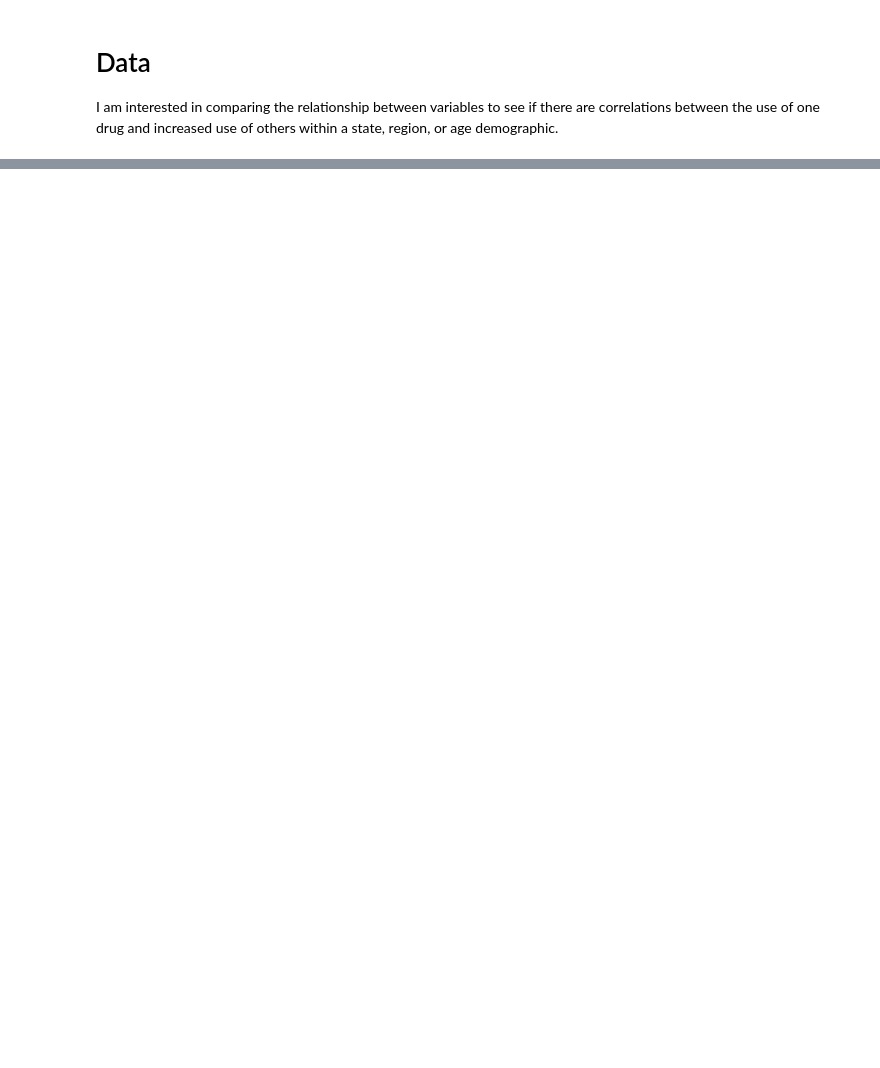
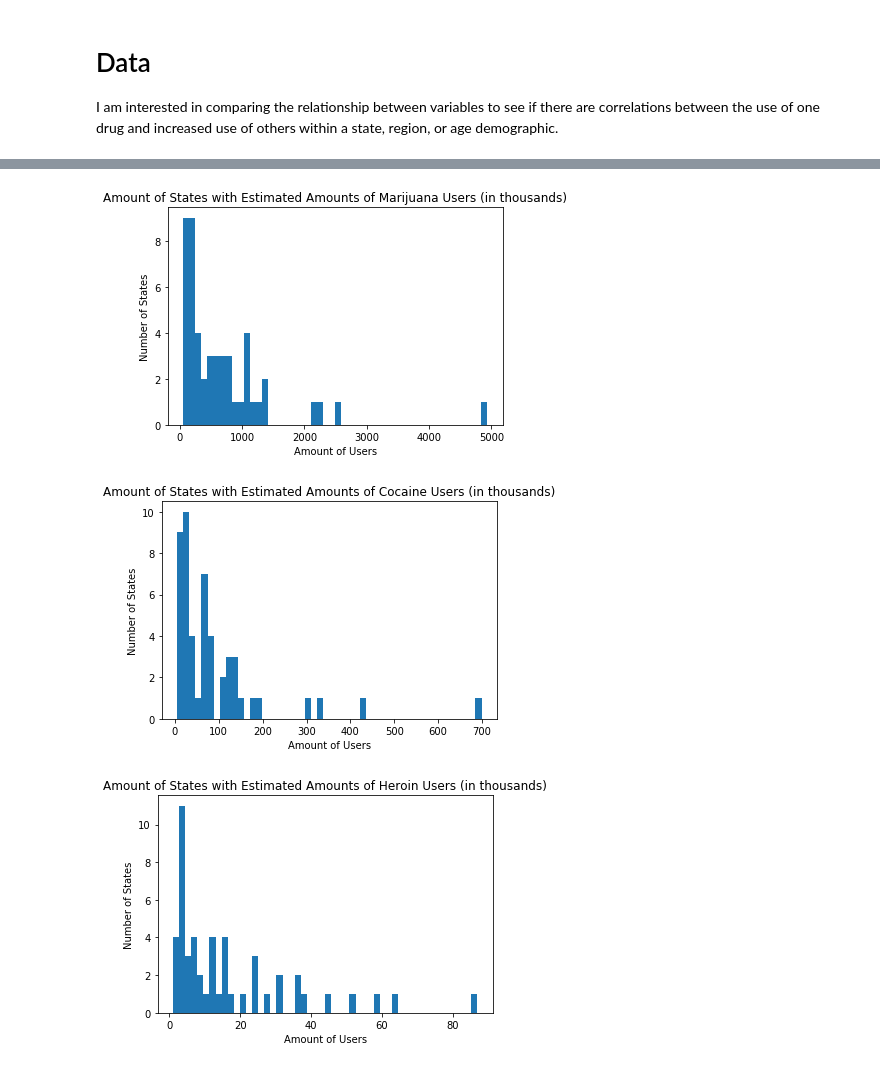
Before and after one commit to AMacLeodd/bootcamp, a Jupyter notebook: Drug_Abuse_in_the_United_States.ipynb, the cells around one changed output, grey strips where cells are left out. Saved outputs shown, nothing was run; the diff lists cells and outputs as text; code cells hidden in the pictures; blank space fills up the shorter version.

```diff
--- a/Drug_Abuse_in_the_United_States.ipynb
+++ b/Drug_Abuse_in_the_United_States.ipynb
@@ -80,0 +232,22 @@ pit.show()
+# %%
+#Histogram data for all three substances
+all_hist = pit.figure()
+pit.hist(df2["Mari_12up"], bins=50)
+pit.title("Amount of States with Estimated Amounts of Marijuana Users (in thousands)")
+pit.xlabel("Amount of Users")
+pit.ylabel("Number of States")
+pit.show()
+pit.hist(df2["Coca_12up"], bins=50)
+pit.title("Amount of States with Estimated Amounts of Cocaine Users (in thousands)")
+pit.xlabel("Amount of Users")
+pit.ylabel("Number of States")
+pit.show()
+pit.hist(df2["Hero_12up"], bins=50)
+pit.title("Amount of States with Estimated Amounts of Heroin Users (in thousands)")
+pit.xlabel("Amount of Users")
+pit.ylabel("Number of States")
+pit.show()
+# %% [output]
+[figure, added]
+[figure, added]
+[figure, added]
```
Also changed, not shown: parts of 10 cells of this notebook.
